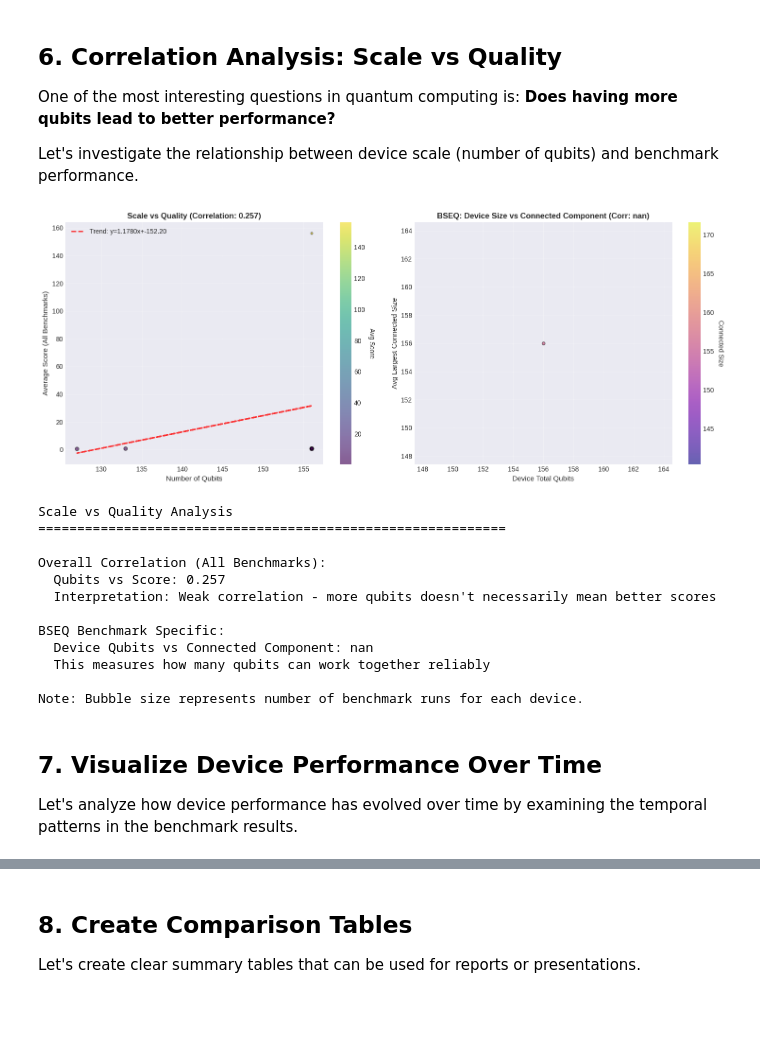
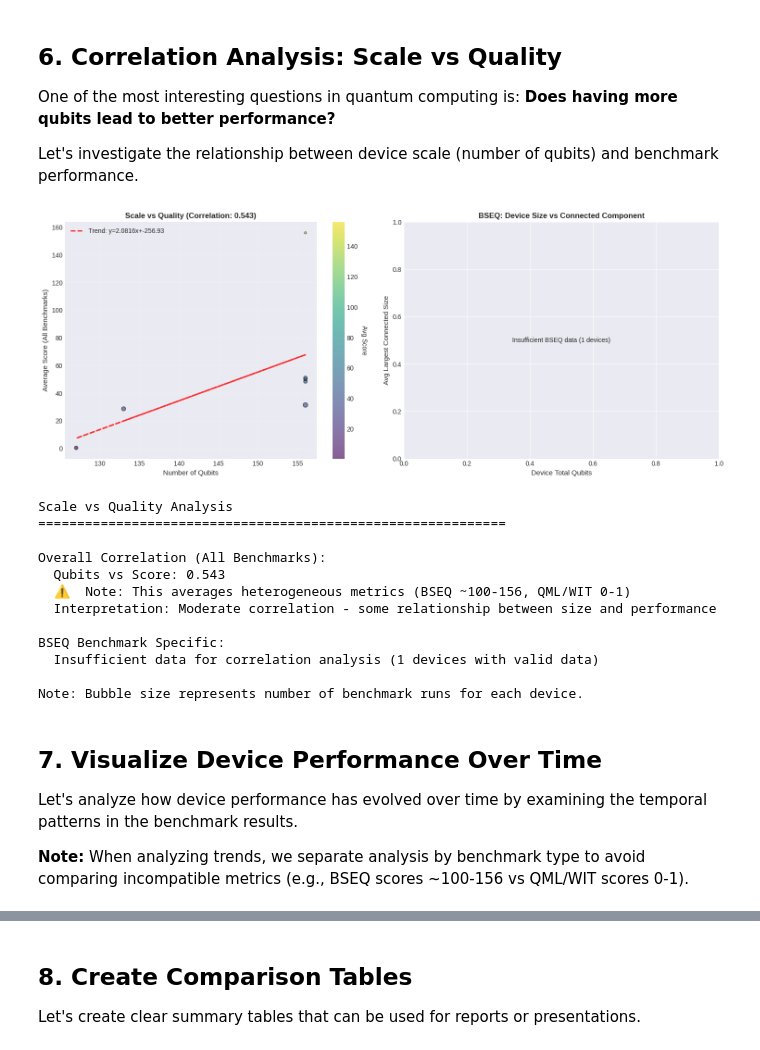
Before and after one commit to unitaryfoundation/metriq-data, a Jupyter notebook: analysis_tutorial.ipynb, the cells around one changed output, grey strips where cells are left out. Cells and saved outputs as stored; diff of their text form; code cells hidden in the pictures; blank space fills up the shorter version.

```diff
--- a/analysis_tutorial.ipynb
+++ b/analysis_tutorial.ipynb
@@ -153,6 +153,10 @@ def load_aggregated_results(provider_name):
     # For benchmarks without a score field, use their primary metric
     df['performance_metric'] = df['score']
 
+    # For BSEQ: use largest_connected_size when score is missing
+    bseq_mask = (df['job_type'] == 'BSEQ') & df['performance_metric'].isna()
+    df.loc[bseq_mask, 'performance_metric'] = df.loc[bseq_mask, 'value_largest_connected_size']
+
     # For WIT: use expectation_value
     wit_mask = (df['job_type'] == 'WIT') & df['performance_metric'].isna()
     df.loc[wit_mask, 'performance_metric'] = df.loc[wit_mask, 'value_expectation_value']
@@ -453,9 +473,10 @@ bseq_stats = ibm_df[ibm_df['job_type'] == 'BSEQ'].groupby('device').agg({
     'score': 'count'
 }).reset_index()
 bseq_stats.columns = ['device', 'num_qubits', 'avg_connected_size', 'count']
-bseq_stats = bseq_stats[bseq_stats['count'] >= 1]
+# Filter out devices with no valid connected size data
+bseq_stats = bseq_stats[(bseq_stats['count'] >= 1) & (bseq_stats['avg_connected_size'].notna())]
 
-if not bseq_stats.empty:
+if not bseq_stats.empty and len(bseq_stats) >= 2:
     scatter2 = ax2.scatter(bseq_stats['num_qubits'], bseq_stats['avg_connected_size'],
                            s=bseq_stats['count']*20, alpha=0.6, c=bseq_stats['avg_connected_size'],
                            cmap='plasma', edgecolors='black', linewidth=1)
@@ -473,51 +494,63 @@ if not bseq_stats.empty:
     ax2.set_title(f'BSEQ: Device Size vs Connected Component (Corr: {correlation2:.3f})',
                   fontsize=12, fontweight='bold')
     ax2.grid(alpha=0.3)
     ax2.legend()
 
     cbar2 = plt.colorbar(scatter2, ax=ax2)
     cbar2.set_label('Connected Size', rotation=270, labelpad=15)
+else:
+    ax2.text(0.5, 0.5, f'Insufficient BSEQ data ({len(bseq_stats)} devices)',
+             ha='center', va='center', transform=ax2.transAxes)
+    ax2.set_xlabel('Device Total Qubits', fontsize=11)
+    ax2.set_ylabel('Avg Largest Connected Size', fontsize=11)
+    ax2.set_title('BSEQ: Device Size vs Connected Component', fontsize=12, fontweight='bold')
 
 plt.tight_layout()
 plt.show()
 
 # Print analysis
 print("\nScale vs Quality Analysis")
 print("="*60)
 print(f"\nOverall Correlation (All Benchmarks):")
 print(f"  Qubits vs Score: {correlation:.3f}")
+print(f"  ⚠️  Note: This averages heterogeneous metrics (BSEQ ~100-156, QML/WIT 0-1)")
 print(f"  Interpretation: ", end="")
 if abs(correlation) < 0.3:
     print("Weak correlation - more qubits doesn't necessarily mean better scores")
 elif abs(correlation) < 0.7:
     print("Moderate correlation - some relationship between size and performance")
 else:
     print("Strong correlation - device size significantly affects performance")
 
-if not bseq_stats.empty:
+if not bseq_stats.empty and len(bseq_stats) >= 2:
     print(f"\nBSEQ Benchmark Specific:")
     print(f"  Device Qubits vs Connected Component: {correlation2:.3f}")
     print(f"  This measures how many qubits can work together reliably")
+else:
+    print(f"\nBSEQ Benchmark Specific:")
+    print(f"  Insufficient data for correlation analysis ({len(bseq_stats)} devices with valid data)")
 
 print(f"\nNote: Bubble size represents number of benchmark runs for each device.")
 # %% [output]
-[figure, old version]
+[figure, new version]
 Scale vs Quality Analysis
 ============================================================
 
 Overall Correlation (All Benchmarks):
-  Qubits vs Score: 0.257
-  Interpretation: Weak correlation - more qubits doesn't necessarily mean better scores
+  Qubits vs Score: 0.543
+  ⚠️  Note: This averages heterogeneous metrics (BSEQ ~100-156, QML/WIT 0-1)
+  Interpretation: Moderate correlation - some relationship between size and performance
 
 BSEQ Benchmark Specific:
-  Device Qubits vs Connected Component: nan
-  This measures how many qubits can work together reliably
+  Insufficient data for correlation analysis (1 devices with valid data)
 
 Note: Bubble size represents number of benchmark runs for each device.
 # %% [markdown]
 ## 7. Visualize Device Performance Over Time
 
 Let's analyze how device performance has evolved over time by examining the temporal patterns in the benchmark results.
+
+**Note:** When analyzing trends, we separate analysis by benchmark type to avoid comparing incompatible metrics (e.g., BSEQ scores ~100-156 vs QML/WIT scores 0-1).
 # %%
 # Prepare temporal data
 temporal_df = ibm_df[ibm_df['performance_metric'].notna()].copy()
```
Also changed, not shown: parts of 6 cells of this notebook.
